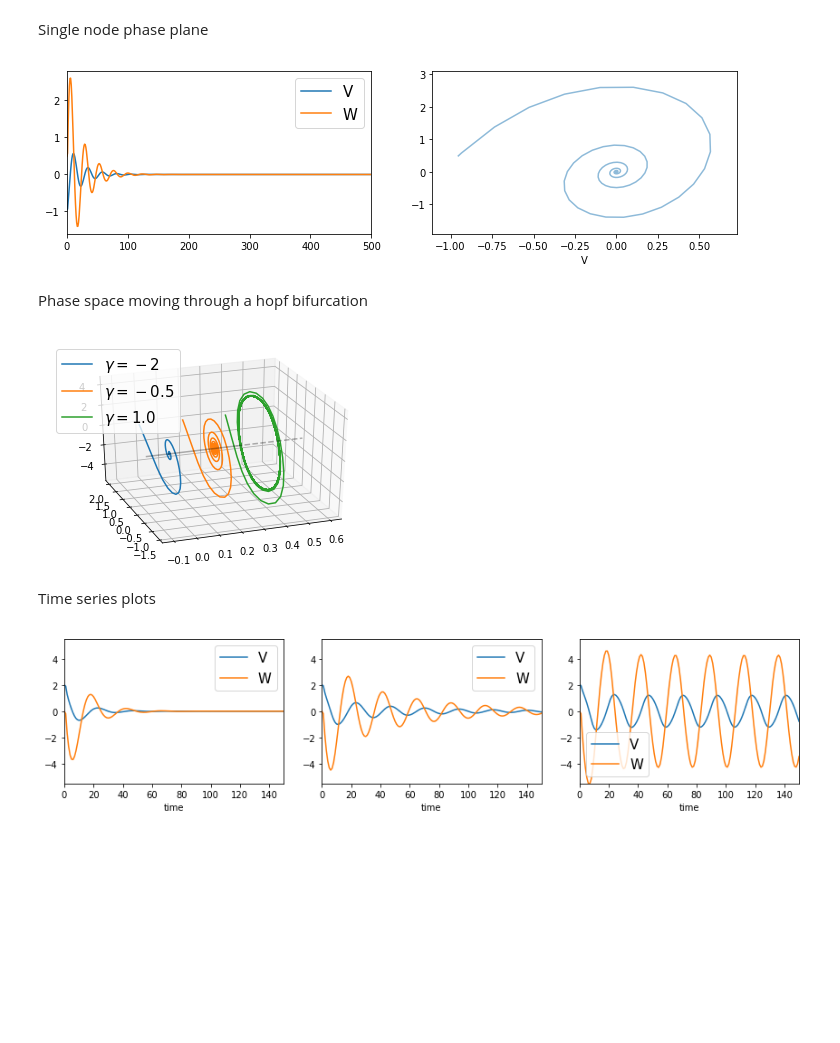
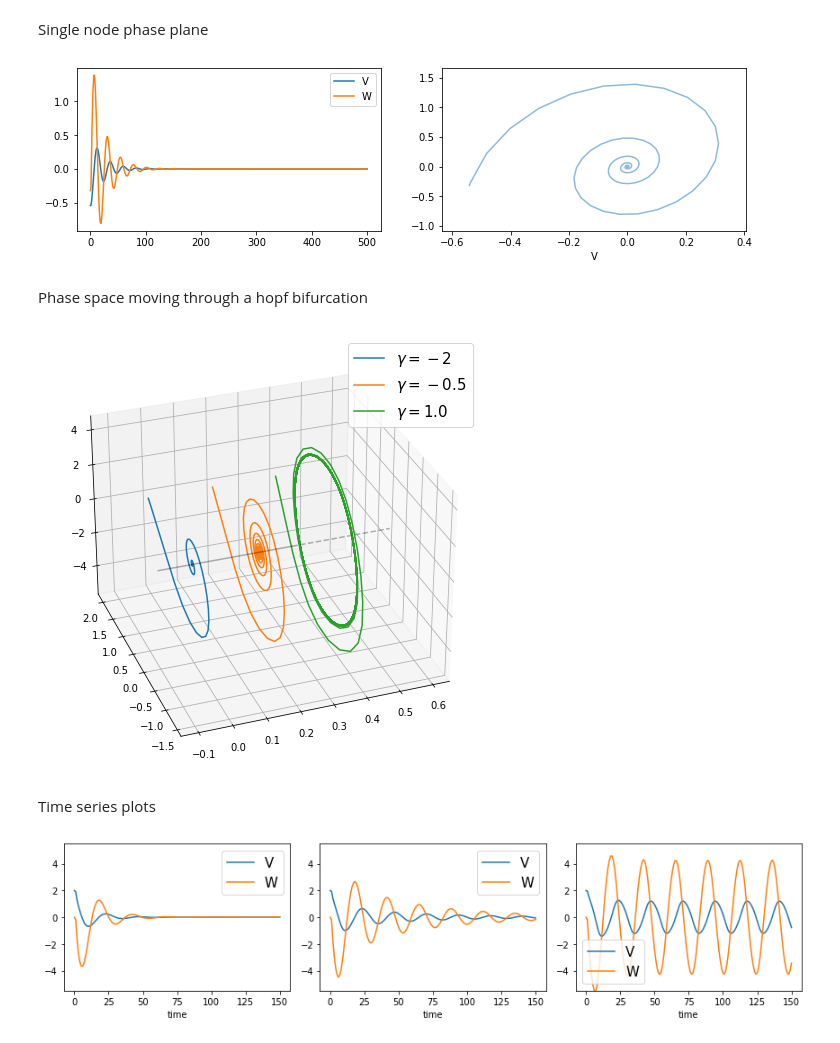
Before and after one commit to JohnGriffiths/ScinetSS2020_BrainNetworkModelling, a Jupyter notebook: notebooks/exploring_tvb_connectivities_and_models.ipynb, the cells around one changed output. Cells and saved outputs as stored; diff of their text form; code cells hidden in the pictures; blank space fills up the shorter version.

```diff
--- a/notebooks/exploring_tvb_connectivities_and_models.ipynb
+++ b/notebooks/exploring_tvb_connectivities_and_models.ipynb
@@ -20,4 +24,8 @@ from tvb.simulator.lab import *
 from mpl_toolkits import mplot3d
+# %%
+# This is a utility function that gives a syntactically minimal way of writing a = np.array([a])
+# (which is needed for many TVB method calls defining scalar parameters etc.)
+def __(num): return np.array([num])
 # %% [markdown]
 ## Looking at connectivities
 # %%
@@ -62,12 +69,11 @@ sp_g2do_params = dict(d = eta_sp,
                       b= -epsilon_sp, # should not be negative? LOOKS LIKE IT AL COMES DOWN TO THIS PARAM
                       beta = 0,
                       a = 0.)
+
+sp_g2do_params = {k: __(v) for k,v in sp_g2do_params.items()}
 # %% [markdown]
 Single node phase plane
 # %%
-# <!-- collapse=False-->
-
-
 # Run sims
 
 # Specify model with Spiegler parameters
@@ -103,7 +109,7 @@ xmin = df_VW.V.min() - df_VW.V.std()*1.5
 df_VW.plot(x='V', y='W', legend=False,ax=ax[1],
            xlim=[xmin,xmax],ylim=[ymin,ymax],alpha=0.5);
 # %% [output]
-[figure, old version]
+[figure, new version]
 # %% [markdown]
 Phase space moving through a hopf bifurcation
 # %%
@@ -117,7 +123,7 @@ res = {}
 for b in bif_params:
 
   mod = models.Generic2dOscillator(**sp_g2do_params)
-  mod.g = b
+  mod.g = __(b)
 
   initstim = np.array([2.,0.])[:,np.newaxis]
 
@@ -138,42 +144,42 @@ df_VWb.index.names = ['g', 'time']
 
 
 # Now make the 3D plot
 
 # (note that matplotlib's 3d plotting doesn't get the order of the elements quite right
 # (maybe use plotly or something to get a better version of that))
 
 mpl.rcParams['legend.fontsize'] = 15;
 
-fig = plt.figure();
+fig = plt.figure(figsize=(10,8));
 ax = fig.gca(projection='3d');
 
 for b_it,b in enumerate(bif_params):
 
-  z = df_VWb.ix[b].W.values
-  y = df_VWb.ix[b].V.values
+  z = df_VWb.loc[b].W.values
+  y = df_VWb.loc[b].V.values
   x = np.ones(y.shape[0])*(0.2*b_it)
 
   ax.plot(x,y,z, label='$\gamma = %s $' %b);#,alpha=0.5,linewidth=0.5)
 
 
 # Draw at thick black line through the first two
 # ...and  a dashed black line through the third one
 ax.plot([-0.1,0.3],[0,0],[0,0],c='k', alpha=0.3);
 ax.plot([0.3,0.6],[0,0],[0,0],c='k', alpha=0.3, linestyle='--');
 
 
 ax.view_init(30, 250); # angle)
 
 #ax.axis('off')
 ax.legend();
 plt.show();
 # %% [output]
-[figure, old version]
+[figure, new version]
 # %% [markdown]
 Time series plots
 # %%
 fig, ax = plt.subplots(ncols=3, figsize=(12,3))
-for b_it, b in enumerate(bif_params):  df_VWb.ix[b].ix[:150].plot(ax=ax[b_it],ylim=[-5.5,5.5])
+for b_it, b in enumerate(bif_params):  df_VWb.loc[b].loc[:150].plot(ax=ax[b_it],ylim=[-5.5,5.5])
 plt.tight_layout()
 # %% [output]
-[figure, old version]
+[figure, new version]
```
Also changed, not shown: parts of 4 cells of this notebook, 1 other file.
